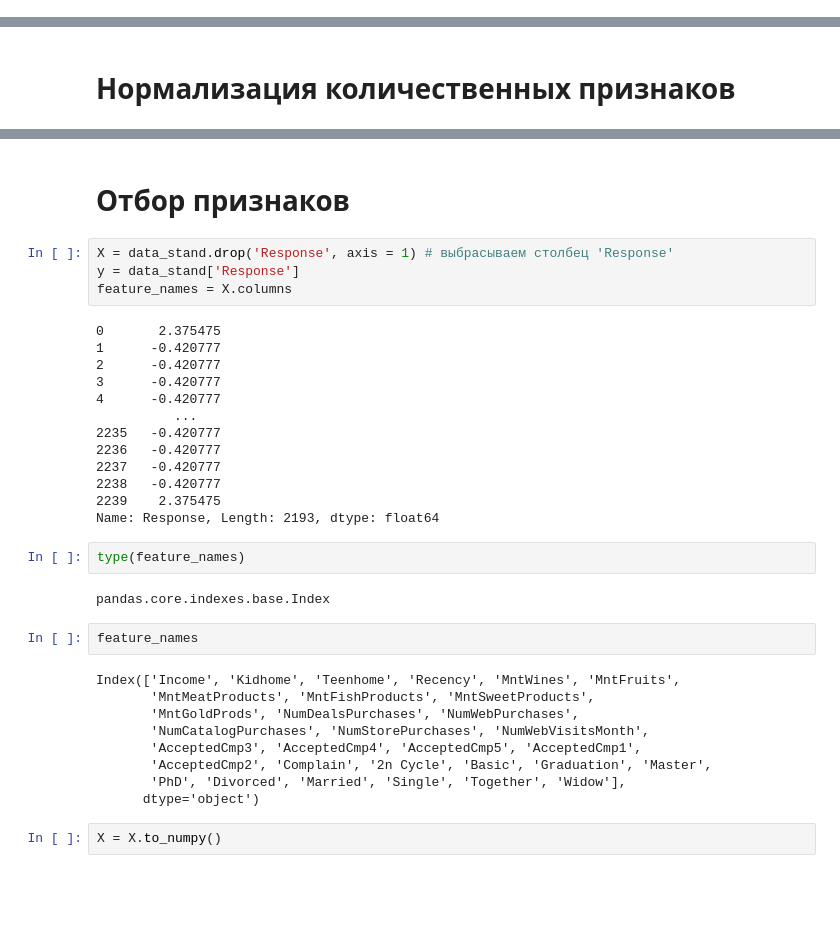
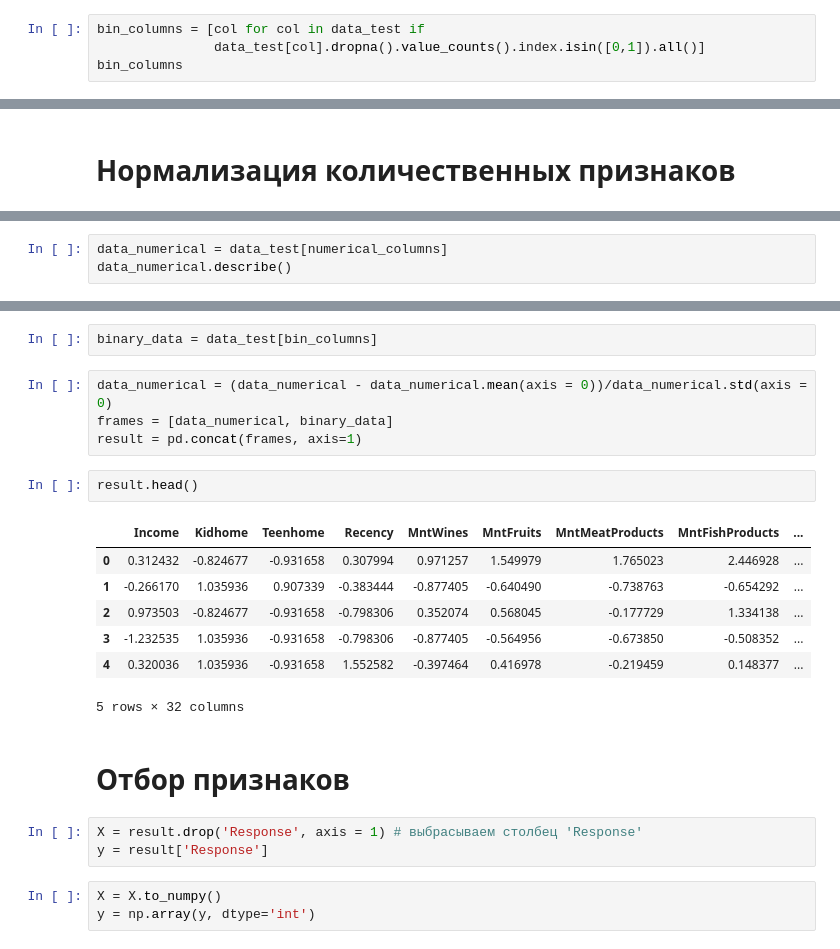
Before and after one commit to alcatkuchera/Marketing_Campaign, a Jupyter notebook: Marketing_campaign.ipynb, the cells around one changed output, grey strips where cells are left out. Saved outputs shown, nothing was run; the diff lists cells and outputs as text; blank space fills up the shorter version.

```diff
--- a/Marketing_campaign.ipynb
+++ b/Marketing_campaign.ipynb
@@ -541,0 +612,4 @@ data_test.head()
+# %%
+bin_columns = [col for col in data_test if
+               data_test[col].dropna().value_counts().index.isin([0,1]).all()]
+bin_columns
@@ -560,0 +636,3 @@ data_stand.describe()
+# %%
+data_numerical = data_test[numerical_columns]
+data_numerical.describe()
@@ -561,36 +649,24 @@ data_stand.describe()
+# %%
+binary_data = data_test[bin_columns]
+# %%
+data_numerical = (data_numerical - data_numerical.mean(axis = 0))/data_numerical.std(axis = 0)
+frames = [data_numerical, binary_data]
+result = pd.concat(frames, axis=1)
+# %%
+result.head()
+# %% [output]
+|  | Income | Kidhome | Teenhome | Recency | MntWines | MntFruits | MntMeatProducts | MntFishProducts | ... |
+| 0 | 0.312432 | -0.824677 | -0.931658 | 0.307994 | 0.971257 | 1.549979 | 1.765023 | 2.446928 | ... |
+| 1 | -0.266170 | 1.035936 | 0.907339 | -0.383444 | -0.877405 | -0.640490 | -0.738763 | -0.654292 | ... |
+| 2 | 0.973503 | -0.824677 | -0.931658 | -0.798306 | 0.352074 | 0.568045 | -0.177729 | 1.334138 | ... |
+| 3 | -1.232535 | 1.035936 | -0.931658 | -0.798306 | -0.877405 | -0.564956 | -0.673850 | -0.508352 | ... |
+| 4 | 0.320036 | 1.035936 | -0.931658 | 1.552582 | -0.397464 | 0.416978 | -0.219459 | 0.148377 | ... |
+5 rows × 32 columns
 # %% [markdown]
 # Отбор признаков
 # %%
-X = data_stand.drop('Response', axis = 1) # выбрасываем столбец 'Response'
-y = data_stand['Response']
-feature_names = X.columns
+X = result.drop('Response', axis = 1) # выбрасываем столбец 'Response'
+y = result['Response']
-# %% [output]
-0       2.375475
-1      -0.420777
-2      -0.420777
-3      -0.420777
-4      -0.420777
-          ...
-2235   -0.420777
-2236   -0.420777
-2237   -0.420777
-2238   -0.420777
-2239    2.375475
-Name: Response, Length: 2193, dtype: float64
-# %%
-type(feature_names)
-# %% [output]
-pandas.core.indexes.base.Index
-# %%
-feature_names
-# %% [output]
-Index(['Income', 'Kidhome', 'Teenhome', 'Recency', 'MntWines', 'MntFruits',
-       'MntMeatProducts', 'MntFishProducts', 'MntSweetProducts',
-       'MntGoldProds', 'NumDealsPurchases', 'NumWebPurchases',
-       'NumCatalogPurchases', 'NumStorePurchases', 'NumWebVisitsMonth',
-       'AcceptedCmp3', 'AcceptedCmp4', 'AcceptedCmp5', 'AcceptedCmp1',
-       'AcceptedCmp2', 'Complain', '2n Cycle', 'Basic', 'Graduation', 'Master',
-       'PhD', 'Divorced', 'Married', 'Single', 'Together', 'Widow'],
-      dtype='object')
 # %%
 X = X.to_numpy()
+y = np.array(y, dtype='int')
```
Also changed, not shown: parts of 45 cells of this notebook.
